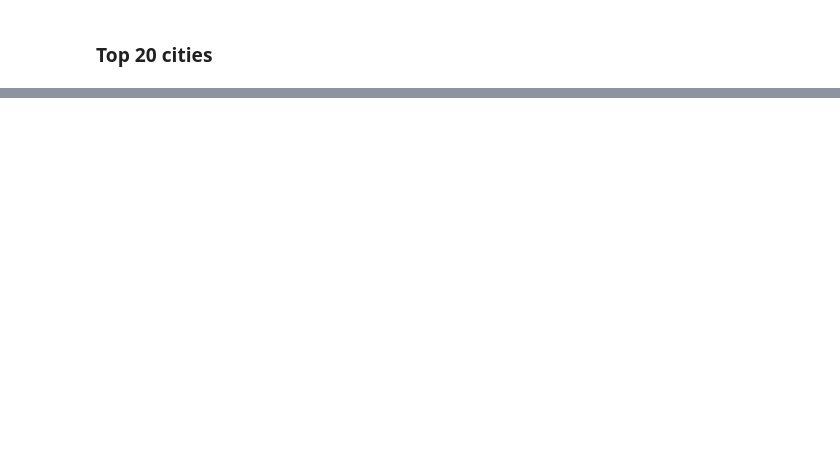
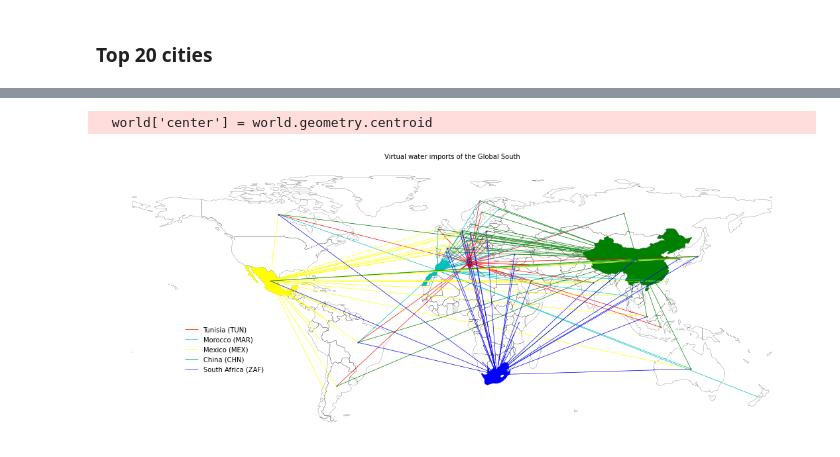
Before and after one commit to mohamed-hachaichi/Virtual_Water_Project, a Jupyter notebook: Code/Code.ipynb, the cells around one changed output, grey strips where cells are left out. Drawn from its saved outputs; the diff is of its cells as text; code cells hidden in the pictures; blank space fills up the shorter version.

```diff
--- a/Code/Code.ipynb
+++ b/Code/Code.ipynb
@@ -942,0 +744,13 @@ NameError: name 'plt' is not defined
+# %%
+index = pd.read_excel('../Data/Eora/Eora_BP/Eora26_2010_bp/index.xlsx')
+# %%
+m = {}
+
+for key in containers.keys():
+    m[key] = containers.get(key).get('T')
+# %%
+d = {}
+for key in m.keys():
+    m.get(key).columns = index.country
+    data = pd.concat([index, m.get(key)], axis =1)
+    d[key.split('_')[1]] = data
@@ -942,0 +816,5 @@ NameError: name 'plt' is not defined
+# %%
+# Calculate centroids and plot
+world['center'] = world.geometry.centroid
+# %% [output]
+  world['center'] = world.geometry.centroid
@@ -942,0 +869,36 @@ NameError: name 'plt' is not defined
+# %%
+fig, ax = plt.subplots(figsize = (19,18))
+world.query('name != "Antarctica"').boundary.plot(ax =ax, color = 'black', linewidth = 0.2, zorder = -1)
+## Tunisia
+world[world['name'] == 'Tunisia'].plot(ax =ax, color = 'red', zorder = 0)
+tun.center.plot(ax =ax, color = 'red', alpha = 0.3, markersize = 2)
+tun_gdf.plot(color = 'red', ax =ax, label = 'Tunisia (TUN)', linewidth = .7)
+
+## Morocco
+world[world['name'] == 'Morocco'].plot(ax =ax, color = 'c', zorder = 0)
+mor.center.plot(ax = ax, color = 'c', alpha = 0.3, markersize = 2)
+mor_gdf.plot(color = 'c', ax =ax, label = 'Morocco (MAR)', linewidth = .7)
+
+# Mexico
+world[world['name'] == 'Mexico'].plot(ax =ax, color = 'yellow', zorder = 0)
+mex.center.plot(ax = ax, color = 'yellow', alpha = 0.3, markersize = 2)
+mex_gdf.plot(color = 'yellow', ax =ax, label = 'Mexico (MEX)', linewidth = .7)
+
+# China
+world[world['name'] == 'China'].plot(ax =ax, color = 'g', zorder = 1)
+chi.center.plot(ax = ax, color = 'g', alpha = 0.3, markersize = 2)
+chi_gdf.plot(color = 'g', ax =ax, label = 'China (CHN)', linewidth = .7)
+
+# South Africa
+world[world['name'] == 'South Africa'].plot(ax =ax, color = 'b', zorder = 1)
+sou.center.plot(ax = ax, color = 'b', alpha = 0.3, markersize = 2)
+sou_gdf.plot(color = 'b', ax =ax, label = 'South Africa (ZAF)', linewidth = .7)
+
+## set global vizuales
+plt.title('Virtual water imports of the Global South', fontweight = 'light', fontsize = 10)
+plt.legend(frameon = False, bbox_to_anchor = (.24, 0.42))
+plt.axis('off')
+plt.savefig('../Figures/Map.tiff', dpi = 500)
+plt.show()
+# %% [output]
+[figure, added]
```
Also changed, not shown: parts of 30 cells of this notebook, 1 other file.
